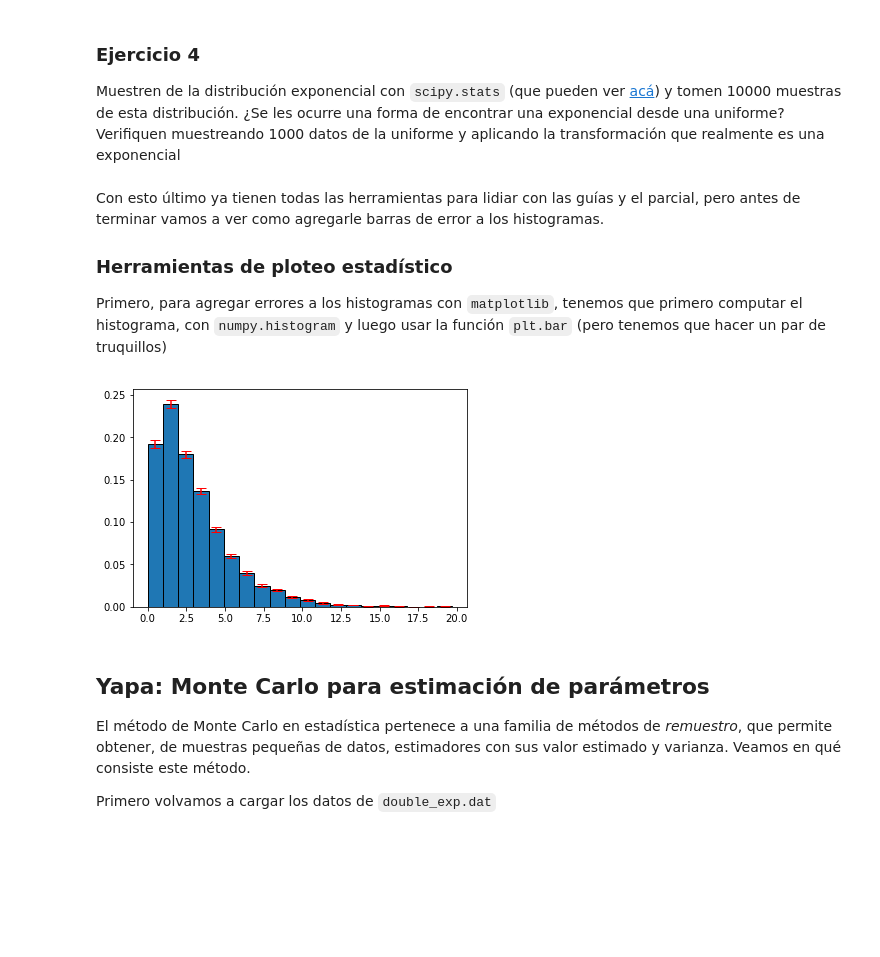
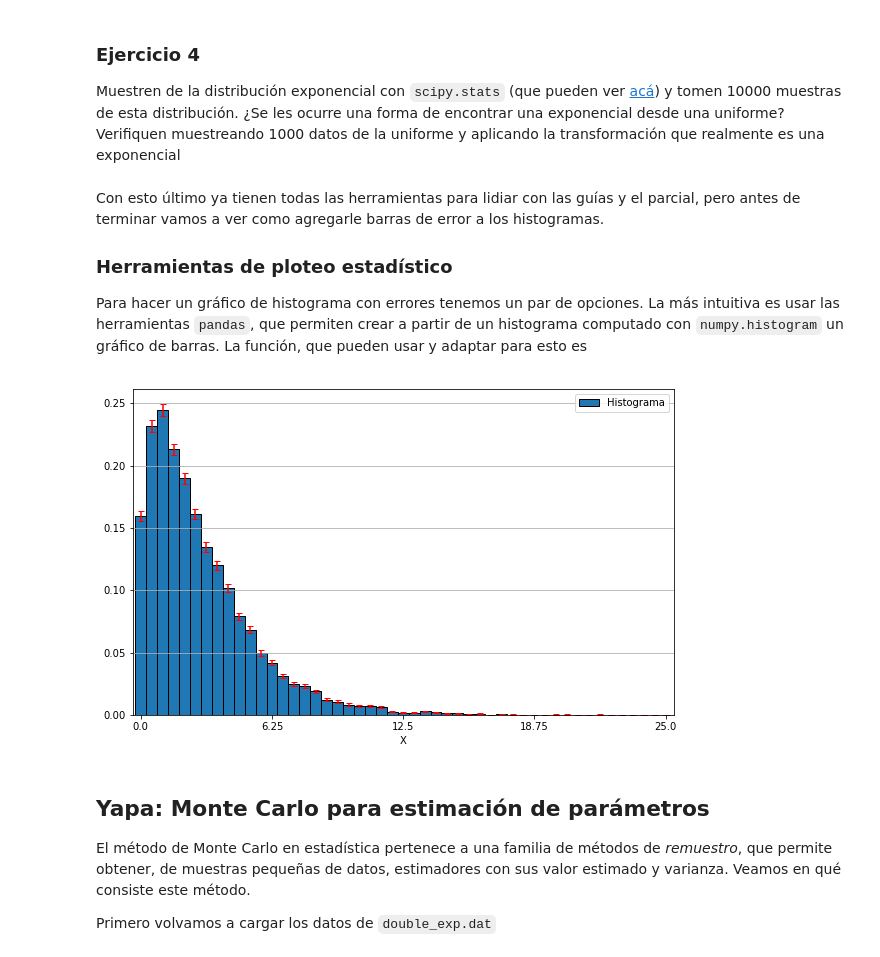
Before and after one commit to fifabsas/talleresfifabsas, a Jupyter notebook: python/Incertezas/numerico.ipynb, the cells around one changed output. Saved outputs shown, nothing was run; the diff lists cells and outputs as text; code cells hidden in the pictures; blank space fills up the shorter version.

```diff
--- a/python/Incertezas/numerico.ipynb
+++ b/python/Incertezas/numerico.ipynb
@@ -386,20 +389,34 @@ Muestren de la distribución exponencial con `scipy.stats` (que pueden ver [acá
 Con esto último ya tienen todas las herramientas para lidiar con las guías y el parcial, pero antes de terminar vamos a ver como agregarle barras de error a los histogramas.
 
 ### Herramientas de ploteo estadístico
-Primero, para agregar errores a los histogramas con `matplotlib`, tenemos que primero computar el histograma, con `numpy.histogram` y luego usar la función `plt.bar` (pero tenemos que hacer un par de truquillos)
+Para hacer un gráfico de histograma con errores tenemos un par de opciones. La más intuitiva es usar las herramientas `pandas`, que permiten crear a partir de un histograma computado con `numpy.histogram` un gráfico de barras. La función, que pueden usar y adaptar para esto es
-# %%
-hist, bin_edges = np.histogram(A, bins=20, normed=True) #Devuelve el histograma _normalizado_
-
-bin_pos = 0.5 * (bin_edges[1:] + bin_edges[:-1])  #Ubica al centro los errores
-error_bar = np.sqrt(hist / len(A))  #¿Está bien este error?
-width =  np.diff(bin_edges).mean()  #Es el tamaño de cada barra. Usamos la distancia entre bins
-
-plt.bar(bin_pos, hist, width=width, edgecolor='k',
-        yerr = error_bar, ecolor='r', capsize=5)
-
-plt.show()
-# %% [output]
-[figure, removed]
+# %%
+import pandas as pd
+
+def plot_histogram(data, bins, ticks=5, xlabel='X', ylabel='Histograma', normed=True, ecolor='', ax = None):
+    N = len(data)
+    num_bins = len(bins)
+    xmin = min(bins)
+    xmax = max(bins)
+    if ax is None:
+        ax = plt.gca()
+
+    hist, _ = np.histogram(data, bins=bins, normed=normed)
+
+    df = pd.DataFrame({'histograma': hist, 'error': np.sqrt(hist/N)})
+
+    ax = df.plot.bar(y='histograma', yerr='error', width=1, edgecolor='k', ecolor='red', capsize=3, label=ylabel,
+                     ax=ax)
+
+    plt.xticks(np.linspace(0, num_bins - 2, ticks), np.linspace(xmin, xmax, ticks), rotation='horizontal');
+    plt.xlabel(xlabel);
+    return ax
+
+plt.figure(figsize=(9.7,6))
+ax = plot_histogram(A, np.linspace(0, 25, 50))
+plt.grid(True, axis='y')
+# %% [output]
+[figure, added]
 # %% [markdown]
 ##  Yapa: Monte Carlo para estimación de parámetros
 
```
Also changed, not shown: parts of 13 cells of this notebook.
